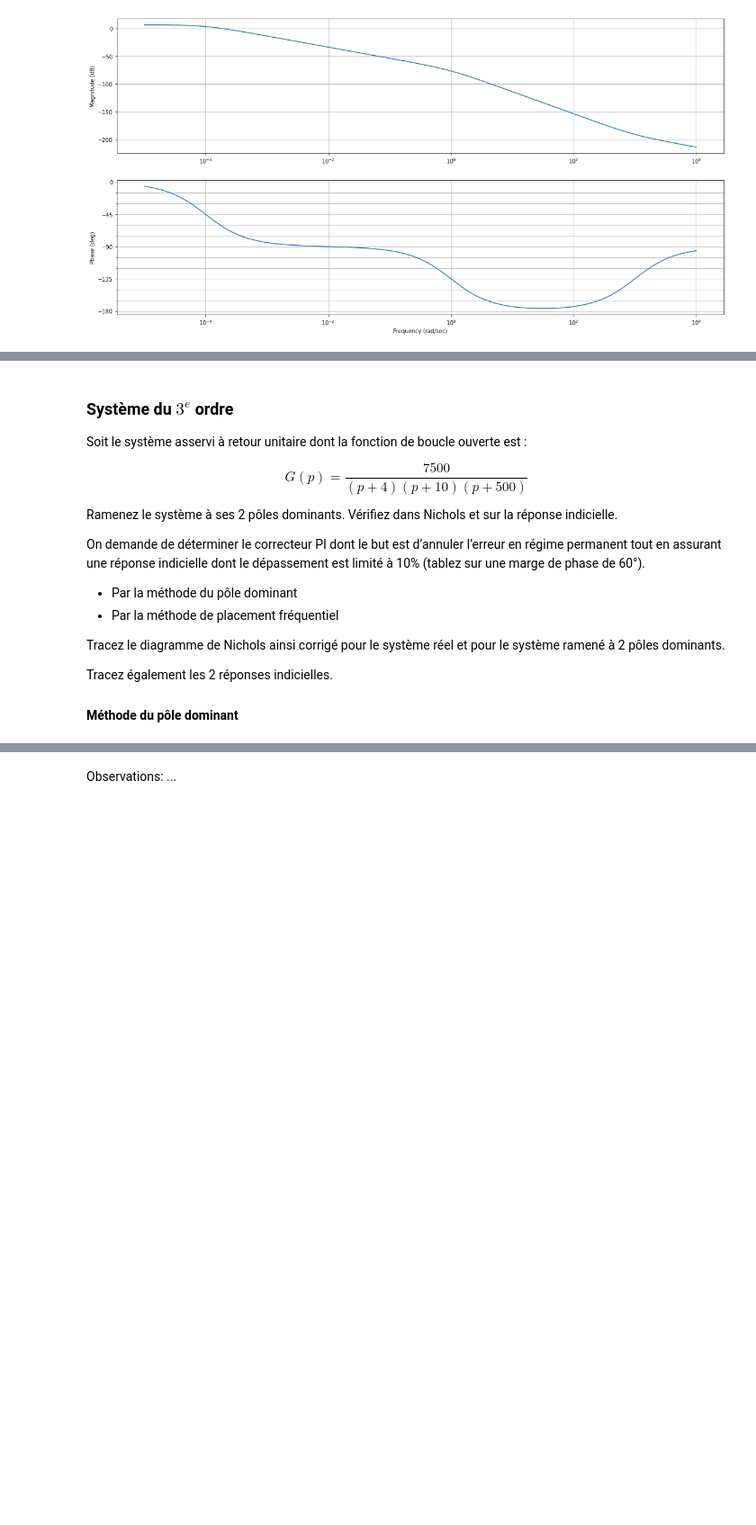
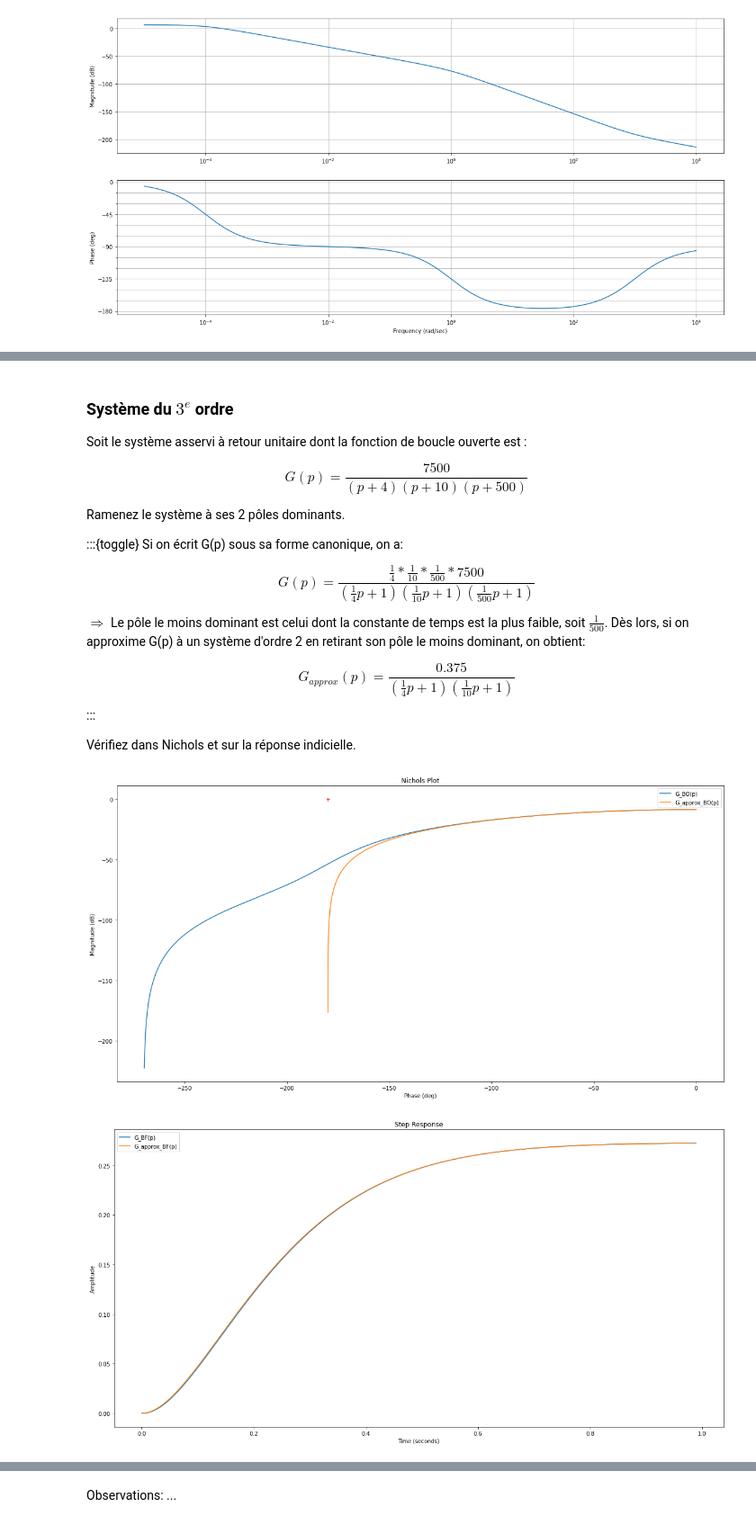
Before and after one commit to AlbanVl/ReguLaboGramme, a Jupyter notebook: _sources/regu/LaboSeance5.ipynb, the cells around one changed output, grey strips where cells are left out. Shown at 90% size. Cells and saved outputs as stored; diff of their text form; code cells hidden in the pictures; blank space fills up the shorter version.

```diff
--- a/_sources/regu/LaboSeance5.ipynb
+++ b/_sources/regu/LaboSeance5.ipynb
@@ -470,15 +478,43 @@ $$
  G(p)=\frac{7500}{(p+4)(p+10)(p+500)}
 $$
 
-Ramenez le système à ses 2 pôles dominants. Vérifiez dans Nichols et sur la réponse indicielle.
+Ramenez le système à ses 2 pôles dominants.
 
-On demande de déterminer le correcteur PI dont le but est d’annuler l’erreur en régime permanent tout en
-assurant une réponse indicielle dont le dépassement est limité à 10% (tablez sur une marge de phase de 60°).
-- Par la méthode du pôle dominant
-- Par la méthode de placement fréquentiel
+:::{toggle}
+Si on écrit G(p) sous sa forme canonique, on a:
 
-Tracez le diagramme de Nichols ainsi corrigé pour le système réel et pour le système ramené à 2 pôles dominants.
+$$
+ G(p)=\frac{\frac{1}{4}*\frac{1}{10}*\frac{1}{500}*7500}{(\frac{1}{4}p+1)(\frac{1}{10}p+1)(\frac{1}{500}p+1)}
+$$
 
-Tracez également les 2 réponses indicielles.
+$\Rightarrow$ Le pôle le moins dominant est celui dont la constante de temps est la plus faible, soit $\frac{1}{500}$. Dès lors, si on approxime G(p) à un système d'ordre 2 en retirant son pôle le moins dominant, on obtient:
 
-#### Méthode du pôle dominant
+$$
+ G_{approx}(p)=\frac{0.375}{(\frac{1}{4}p+1)(\frac{1}{10}p+1)}
+$$
+:::
+
+Vérifiez dans Nichols et sur la réponse indicielle.
+# %%
+G1 = ml.tf(7500/4/10/500, [1/4, 1])
+G2 = ml.tf(1, [1/10, 1])
+G3 = ml.tf(1, [1/500, 1])
+G = G1*G2*G3
+G_approx = G1*G2
+
+# Nichols
+fig = plt.figure("Nichols", figsize=(20,10))
+frequencies = np.linspace(10**-5, 10**5, 10**6) # Pour bien voir vers où on converge dans les hautes fréquences (jusqu'à 10^5 rad/s ici)
+rlf.nichols(G, labels=['G_BO(p)'], NameOfFigure = "Nichols", omega=frequencies)
+rlf.nichols(G_approx, labels=['G_approx_BO(p)'], NameOfFigure = "Nichols", omega=frequencies)
+
+# Réponse indicielle
+G_BF = ml.feedback(G, 1)
+G_approx_BF = ml.feedback(G_approx, 1)
+
+fig = plt.figure("Steps", figsize=(20,10))
+rlf.step_(G_BF, NameOfFigure="Steps", sysName='G_BF(p)')
+rlf.step_(G_approx_BF, NameOfFigure="Steps", sysName='G_approx_BF(p)');
+# %% [output]
+[figure, added]
+[figure, added]
```
Also changed, not shown: parts of 23 cells of this notebook, 18 other files.
